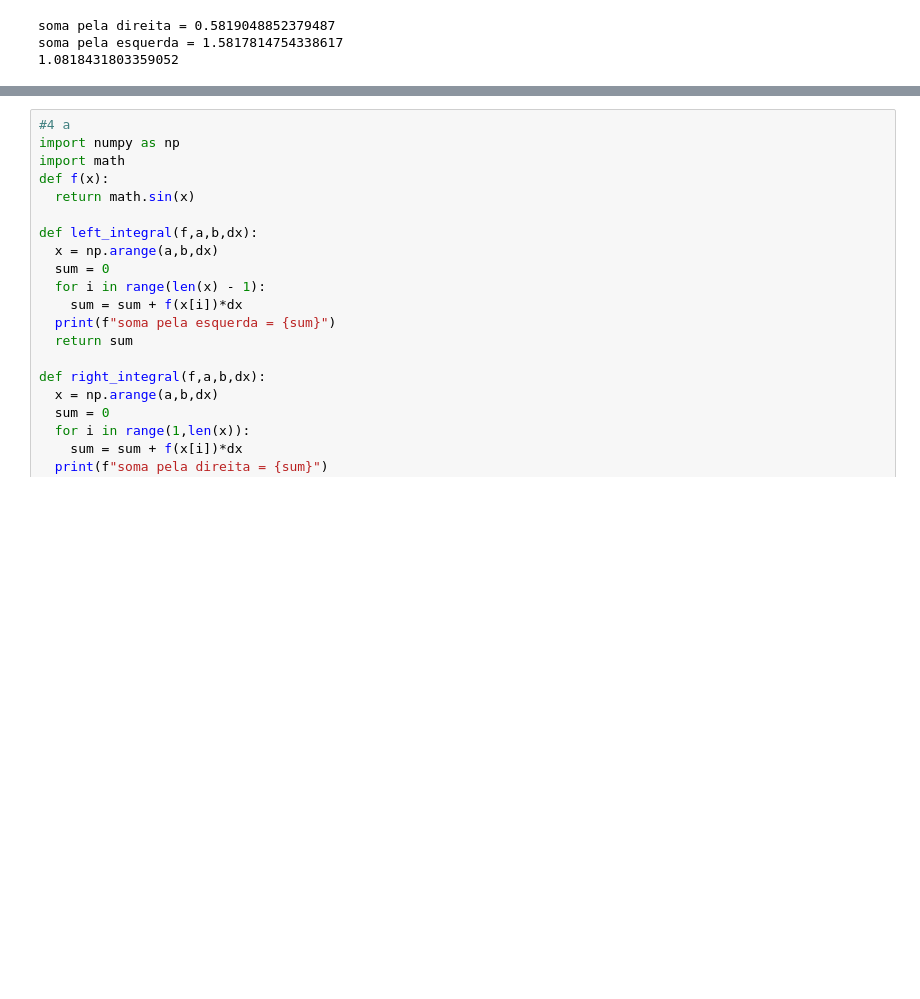
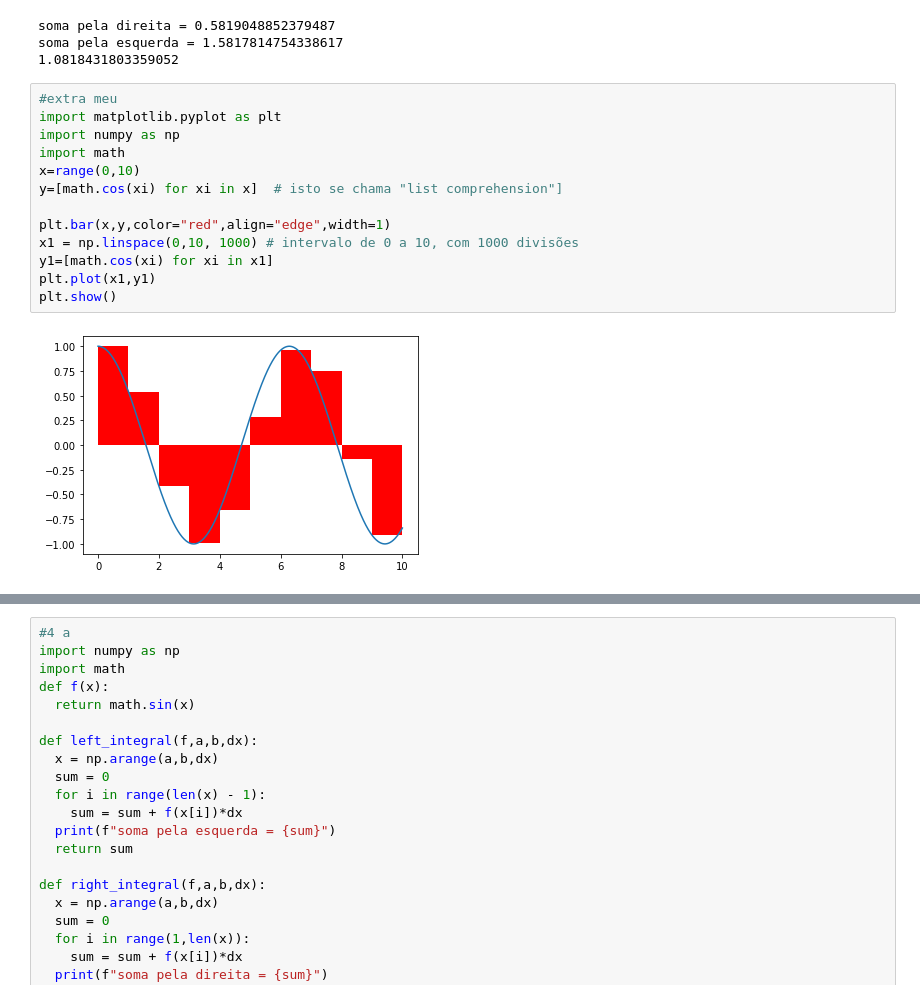
Before and after one commit to Victor17in/PythonCurso, a Jupyter notebook: exercícios/VictorAlmeida_aula10.ipynb, the cells around one changed output, grey strips where cells are left out. Drawn from its saved outputs; the diff is of its cells as text; blank space fills up the shorter version.

```diff
--- a/exercícios/VictorAlmeida_aula10.ipynb
+++ b/exercícios/VictorAlmeida_aula10.ipynb
@@ -70,3 +70,18 @@ print((s1+s2)/2)
 soma pela direita = 0.5819048852379487
 soma pela esquerda = 1.5817814754338617
 1.0818431803359052
+# %%
+#extra meu
+import matplotlib.pyplot as plt
+import numpy as np
+import math
+x=range(0,10)
+y=[math.cos(xi) for xi in x]  # isto se chama "list comprehension"]
+
+plt.bar(x,y,color="red",align="edge",width=1)
+x1 = np.linspace(0,10, 1000) # intervalo de 0 a 10, com 1000 divisões
+y1=[math.cos(xi) for xi in x1]
+plt.plot(x1,y1)
+plt.show()
+# %% [output]
+[figure, added]
```
Also changed, not shown: parts of 2 cells of this notebook.
